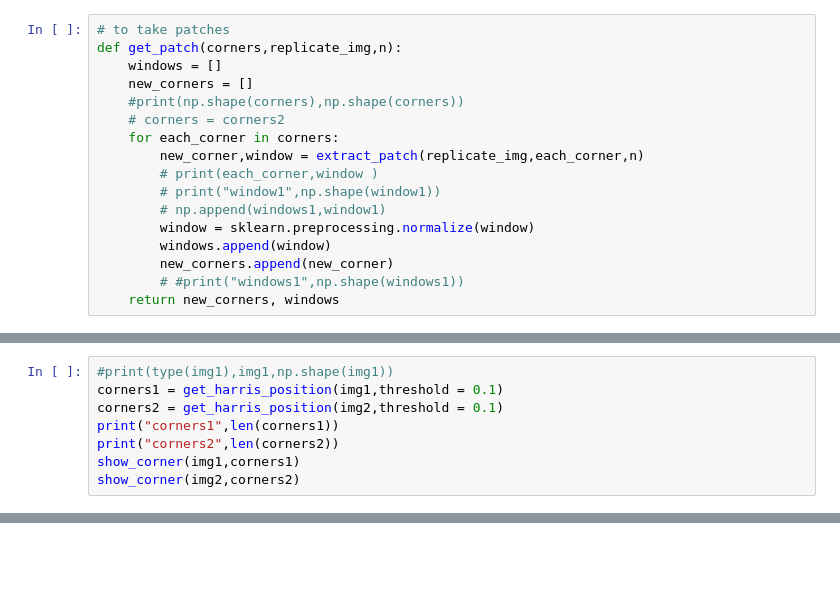
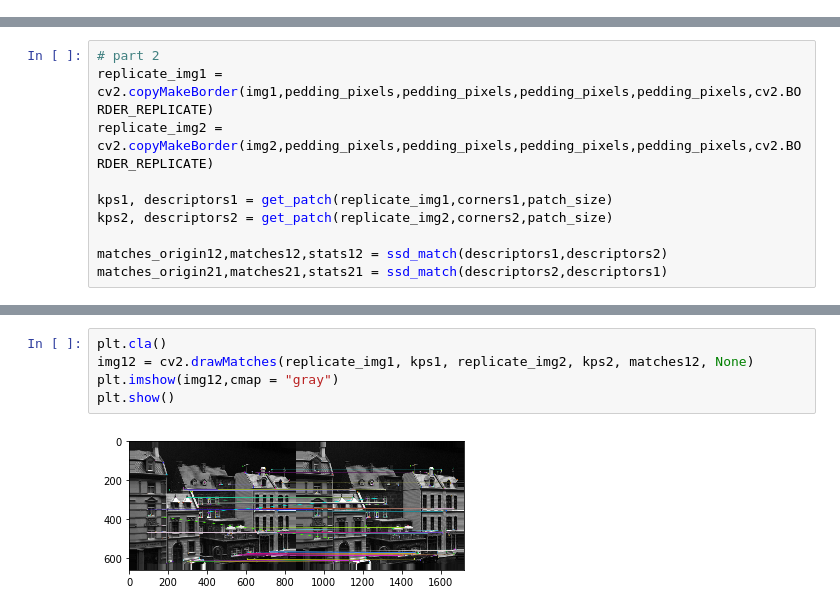
Before and after one commit to VIPworkgroup/Assignment2-re, a Jupyter notebook: resubmit-processing-30122018.ipynb, the cells around one changed output, grey strips where cells are left out. Saved outputs shown, nothing was run; the diff lists cells and outputs as text; blank space fills up the shorter version.

```diff
--- a/resubmit-processing-30122018.ipynb
+++ b/resubmit-processing-30122018.ipynb
@@ -65,18 +51 @@ def show_corner(img,corners):
     plt.show()
-# %%
-# to take patches
-def get_patch(corners,replicate_img,n):
-    windows = []
-    new_corners = []
-    #print(np.shape(corners),np.shape(corners))
-    # corners = corners2
-    for each_corner in corners:
-        new_corner,window = extract_patch(replicate_img,each_corner,n)
-        # print(each_corner,window )
-        # print("window1",np.shape(window1))
-        # np.append(windows1,window1)
-        window = sklearn.preprocessing.normalize(window)
-        windows.append(window)
-        new_corners.append(new_corner)
-        # #print("windows1",np.shape(windows1))
-    return new_corners, windows
@@ -153,8 +162,0 @@ plt.show()
-# %%
-#print(type(img1),img1,np.shape(img1))
-corners1 = get_harris_position(img1,threshold = 0.1)
-corners2 = get_harris_position(img2,threshold = 0.1)
-print("corners1",len(corners1))
-print("corners2",len(corners2))
-show_corner(img1,corners1)
-show_corner(img2,corners2)
@@ -289,0 +163,10 @@ plt.show()
+# %%
+# part 2
+replicate_img1 = cv2.copyMakeBorder(img1,pedding_pixels,pedding_pixels,pedding_pixels,pedding_pixels,cv2.BORDER_REPLICATE)
+replicate_img2 = cv2.copyMakeBorder(img2,pedding_pixels,pedding_pixels,pedding_pixels,pedding_pixels,cv2.BORDER_REPLICATE)
+
+kps1, descriptors1 = get_patch(replicate_img1,corners1,patch_size)
+kps2, descriptors2 = get_patch(replicate_img2,corners2,patch_size)
+
+matches_origin12,matches12,stats12 = ssd_match(descriptors1,descriptors2)
+matches_origin21,matches21,stats21 = ssd_match(descriptors2,descriptors1)
@@ -289,0 +193,7 @@ plt.show()
+# %%
+plt.cla()
+img12 = cv2.drawMatches(replicate_img1, kps1, replicate_img2, kps2, matches12, None)
+plt.imshow(img12,cmap = "gray")
+plt.show()
+# %% [output]
+[figure, added]
```
Also changed, not shown: parts of 27 cells of this notebook.
